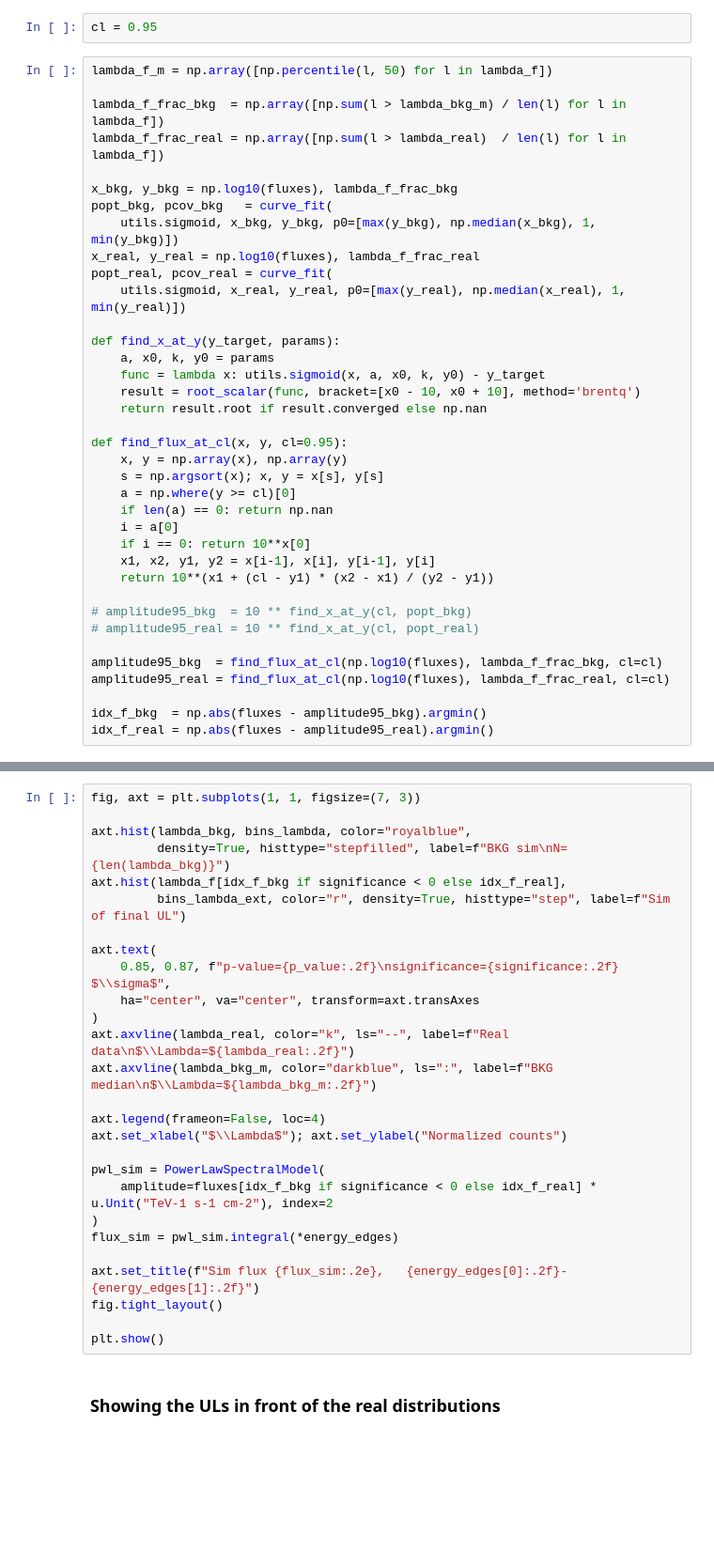
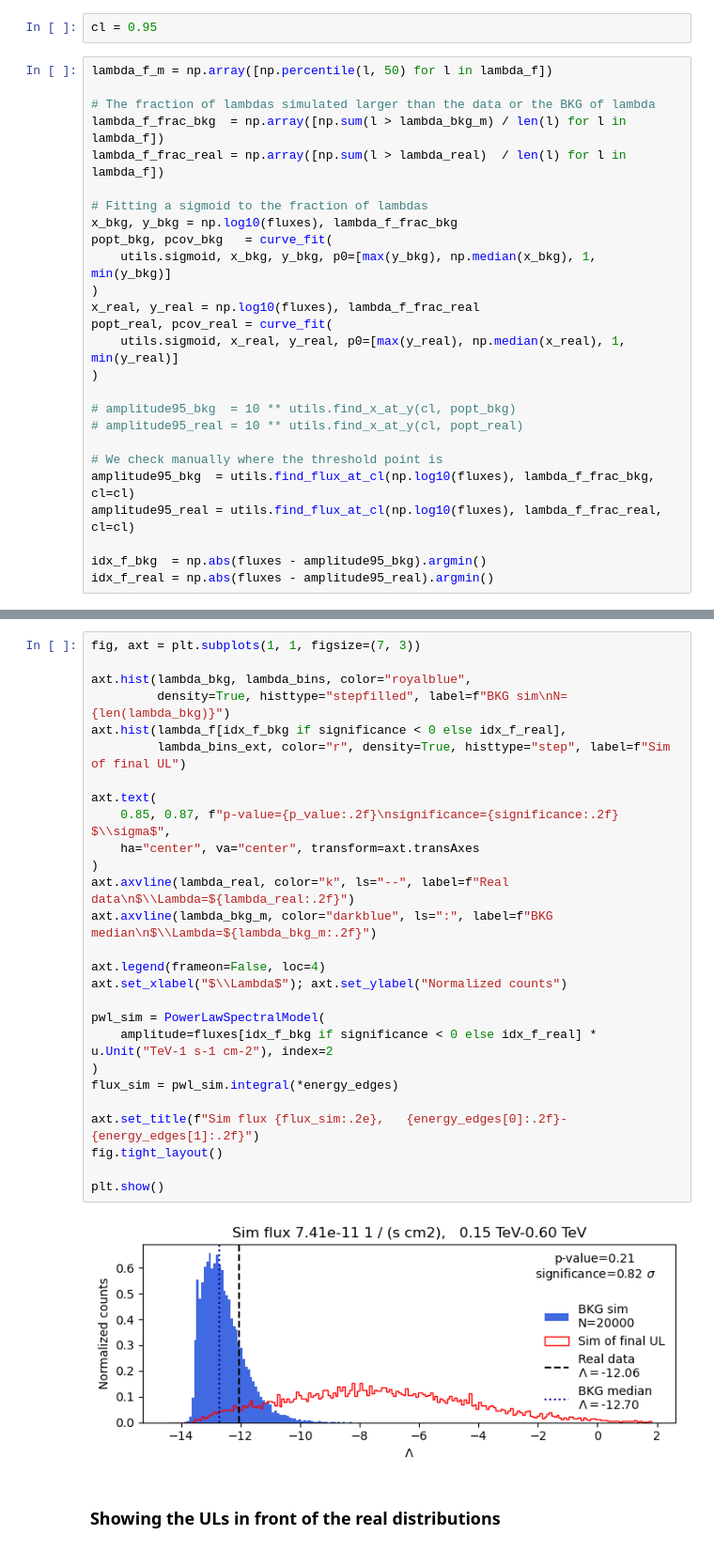
Before and after one commit to juanjq/gw-gamma-global-uls, a Jupyter notebook: notebook_sim.ipynb, the cells around one changed output, grey strips where cells are left out. Shown at 94% size. Saved outputs shown, nothing was run; the diff lists cells and outputs as text; blank space fills up the shorter version.

```diff
--- a/notebook_sim.ipynb
+++ b/notebook_sim.ipynb
@@ -838,37 +858,26 @@ cl = 0.95
 # %%
 lambda_f_m = np.array([np.percentile(l, 50) for l in lambda_f])
 
+# The fraction of lambdas simulated larger than the data or the BKG of lambda
 lambda_f_frac_bkg  = np.array([np.sum(l > lambda_bkg_m) / len(l) for l in lambda_f])
 lambda_f_frac_real = np.array([np.sum(l > lambda_real)  / len(l) for l in lambda_f])
 
+# Fitting a sigmoid to the fraction of lambdas
 x_bkg, y_bkg = np.log10(fluxes), lambda_f_frac_bkg
 popt_bkg, pcov_bkg   = curve_fit(
-    utils.sigmoid, x_bkg, y_bkg, p0=[max(y_bkg), np.median(x_bkg), 1, min(y_bkg)])
+    utils.sigmoid, x_bkg, y_bkg, p0=[max(y_bkg), np.median(x_bkg), 1, min(y_bkg)]
+)
 x_real, y_real = np.log10(fluxes), lambda_f_frac_real
 popt_real, pcov_real = curve_fit(
-    utils.sigmoid, x_real, y_real, p0=[max(y_real), np.median(x_real), 1, min(y_real)])
+    utils.sigmoid, x_real, y_real, p0=[max(y_real), np.median(x_real), 1, min(y_real)]
+)
 
-def find_x_at_y(y_target, params):
-    a, x0, k, y0 = params
-    func = lambda x: utils.sigmoid(x, a, x0, k, y0) - y_target
-    result = root_scalar(func, bracket=[x0 - 10, x0 + 10], method='brentq')
-    return result.root if result.converged else np.nan
+# amplitude95_bkg  = 10 ** utils.find_x_at_y(cl, popt_bkg)
+# amplitude95_real = 10 ** utils.find_x_at_y(cl, popt_real)
 
-def find_flux_at_cl(x, y, cl=0.95):
-    x, y = np.array(x), np.array(y)
-    s = np.argsort(x); x, y = x[s], y[s]
-    a = np.where(y >= cl)[0]
-    if len(a) == 0: return np.nan
-    i = a[0]
-    if i == 0: return 10**x[0]
-    x1, x2, y1, y2 = x[i-1], x[i], y[i-1], y[i]
-    return 10**(x1 + (cl - y1) * (x2 - x1) / (y2 - y1))
-
-# amplitude95_bkg  = 10 ** find_x_at_y(cl, popt_bkg)
-# amplitude95_real = 10 ** find_x_at_y(cl, popt_real)
-
-amplitude95_bkg  = find_flux_at_cl(np.log10(fluxes), lambda_f_frac_bkg, cl=cl)
-amplitude95_real = find_flux_at_cl(np.log10(fluxes), lambda_f_frac_real, cl=cl)
+# We check manually where the threshold point is
+amplitude95_bkg  = utils.find_flux_at_cl(np.log10(fluxes), lambda_f_frac_bkg, cl=cl)
+amplitude95_real = utils.find_flux_at_cl(np.log10(fluxes), lambda_f_frac_real, cl=cl)
 
 idx_f_bkg  = np.abs(fluxes - amplitude95_bkg).argmin()
 idx_f_real = np.abs(fluxes - amplitude95_real).argmin()
@@ -920,29 +953,31 @@ print(f" - With 95% region: {(final_f_ul.value-np.nanmax(flux_uls_95))/np.nanmax
 # %%
 fig, axt = plt.subplots(1, 1, figsize=(7, 3))
 
-axt.hist(lambda_bkg, bins_lambda, color="royalblue",
+axt.hist(lambda_bkg, lambda_bins, color="royalblue",
          density=True, histtype="stepfilled", label=f"BKG sim\nN={len(lambda_bkg)}")
 axt.hist(lambda_f[idx_f_bkg if significance < 0 else idx_f_real],
-         bins_lambda_ext, color="r", density=True, histtype="step", label=f"Sim of final UL")
+         lambda_bins_ext, color="r", density=True, histtype="step", label=f"Sim of final UL")
 
 axt.text(
     0.85, 0.87, f"p-value={p_value:.2f}\nsignificance={significance:.2f} $\\sigma$",
     ha="center", va="center", transform=axt.transAxes
 )
 axt.axvline(lambda_real, color="k", ls="--", label=f"Real data\n$\\Lambda=${lambda_real:.2f}")
 axt.axvline(lambda_bkg_m, color="darkblue", ls=":", label=f"BKG median\n$\\Lambda=${lambda_bkg_m:.2f}")
 
 axt.legend(frameon=False, loc=4)
 axt.set_xlabel("$\\Lambda$"); axt.set_ylabel("Normalized counts")
 
 pwl_sim = PowerLawSpectralModel(
     amplitude=fluxes[idx_f_bkg if significance < 0 else idx_f_real] * u.Unit("TeV-1 s-1 cm-2"), index=2
 )
 flux_sim = pwl_sim.integral(*energy_edges)
 
 axt.set_title(f"Sim flux {flux_sim:.2e},   {energy_edges[0]:.2f}-{energy_edges[1]:.2f}")
 fig.tight_layout()
 
 plt.show()
+# %% [output]
+[figure, added]
 # %% [markdown]
 ### Showing the ULs in front of the real distributions
```
Also changed, not shown: parts of 46 cells of this notebook, 2 other files.
